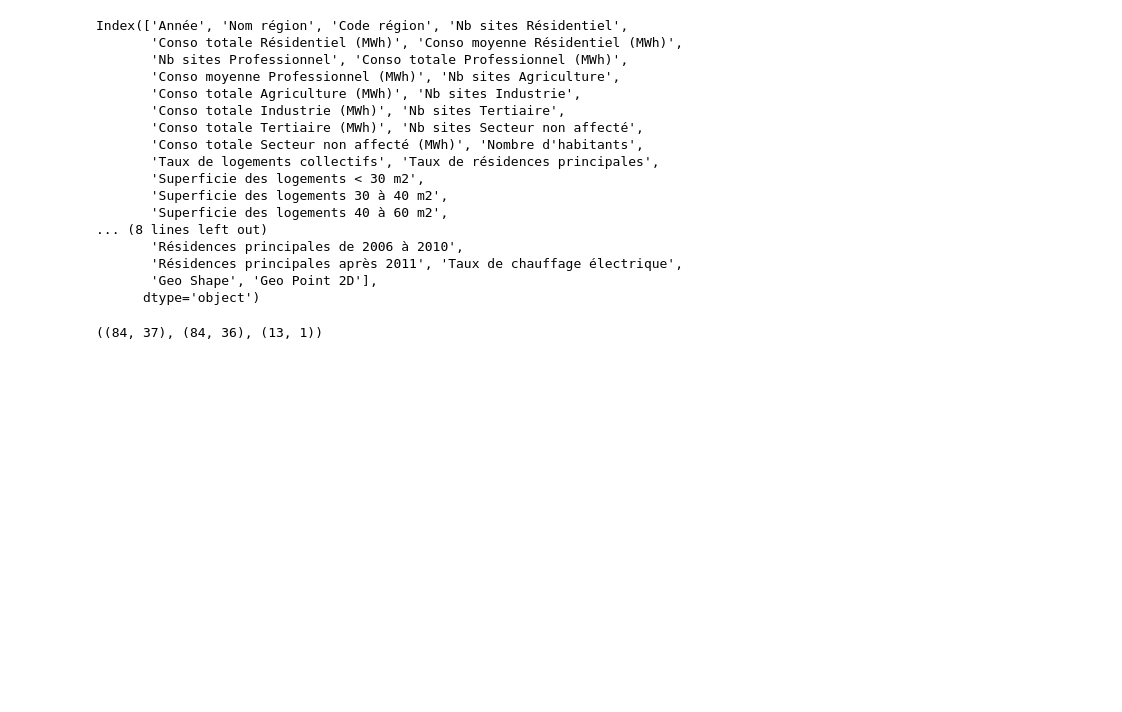
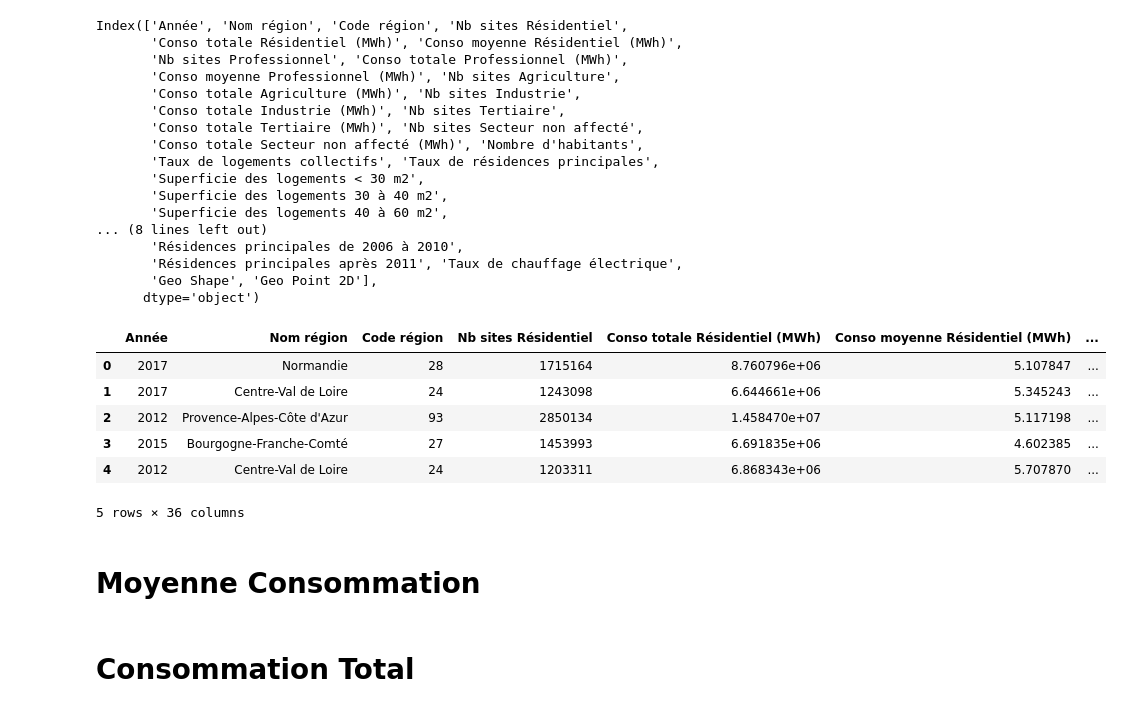
Before and after one commit to kasamoh/Infoviz_telecom, a Jupyter notebook: data_preparation/Colorpleth data preparation.ipynb, the cells around one changed output. Saved outputs shown, nothing was run; the diff lists cells and outputs as text; code cells hidden in the pictures; blank space fills up the shorter version.

```diff
--- a/data_preparation/Colorpleth data preparation.ipynb
+++ b/data_preparation/Colorpleth data preparation.ipynb
@@ -90,3 +81,13 @@ Index(['Année', 'Nom région', 'Code région', 'Nb sites Résidentiel',
        'Résidences principales après 2011', 'Taux de chauffage électrique',
        'Geo Shape', 'Geo Point 2D'],
       dtype='object')
+# %%
+df.head()
+# %% [output]
+|  | Année | Nom région | Code région | Nb sites Résidentiel | Conso totale Résidentiel (MWh) | Conso moyenne Résidentiel (MWh) | ... |
+| 0 | 2017 | Normandie | 28 | 1715164 | 8.760796e+06 | 5.107847 | ... |
+| 1 | 2017 | Centre-Val de Loire | 24 | 1243098 | 6.644661e+06 | 5.345243 | ... |
+| 2 | 2012 | Provence-Alpes-Côte d'Azur | 93 | 2850134 | 1.458470e+07 | 5.117198 | ... |
+| 3 | 2015 | Bourgogne-Franche-Comté | 27 | 1453993 | 6.691835e+06 | 4.602385 | ... |
+| 4 | 2012 | Centre-Val de Loire | 24 | 1203311 | 6.868343e+06 | 5.707870 | ... |
+5 rows × 36 columns
@@ -93,5 +106,12 @@ Index(['Année', 'Nom région', 'Code région', 'Nb sites Résidentiel',
 # %%
 filtered_df = regions_codes.merge(df, right_on="Code région", left_on="code", how="inner")
 filtered_df.shape, df.shape, regions_codes.shape
+filtered_df = filtered_df[['Année','code',
+            'Total',
+             'Agriculture',
+             'Industrie',
+             'Tertiaire',
+             'Résidentiel',
+             'Autre']]
-# %% [output]
-((84, 37), (84, 36), (13, 1))
+# %% [markdown]
+# Moyenne Consommation
@@ -97,0 +147,2 @@ filtered_df.shape, df.shape, regions_codes.shape
+# %% [markdown]
+# Consommation Total
```
Also changed, not shown: parts of 13 cells of this notebook, 8 other files.
